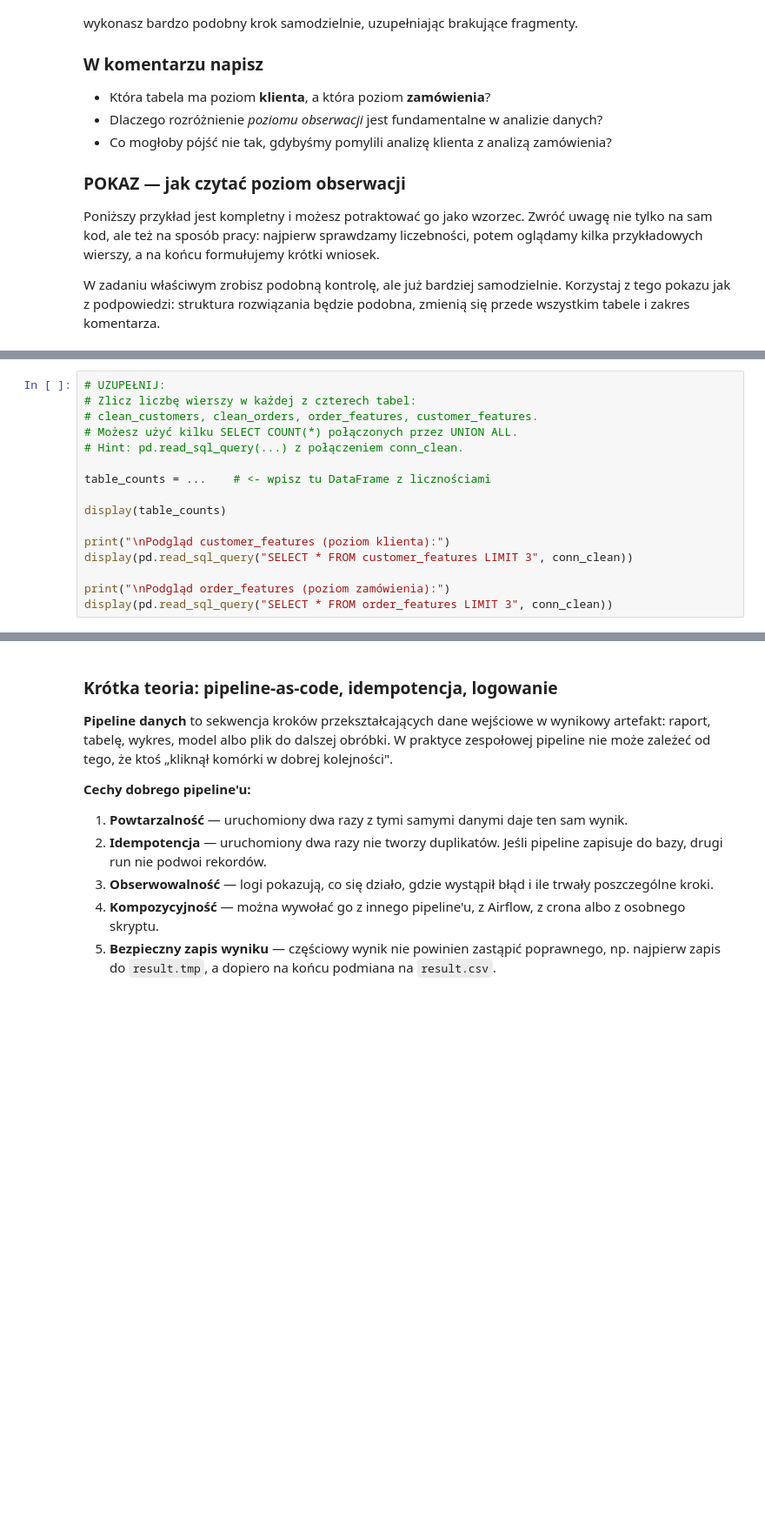
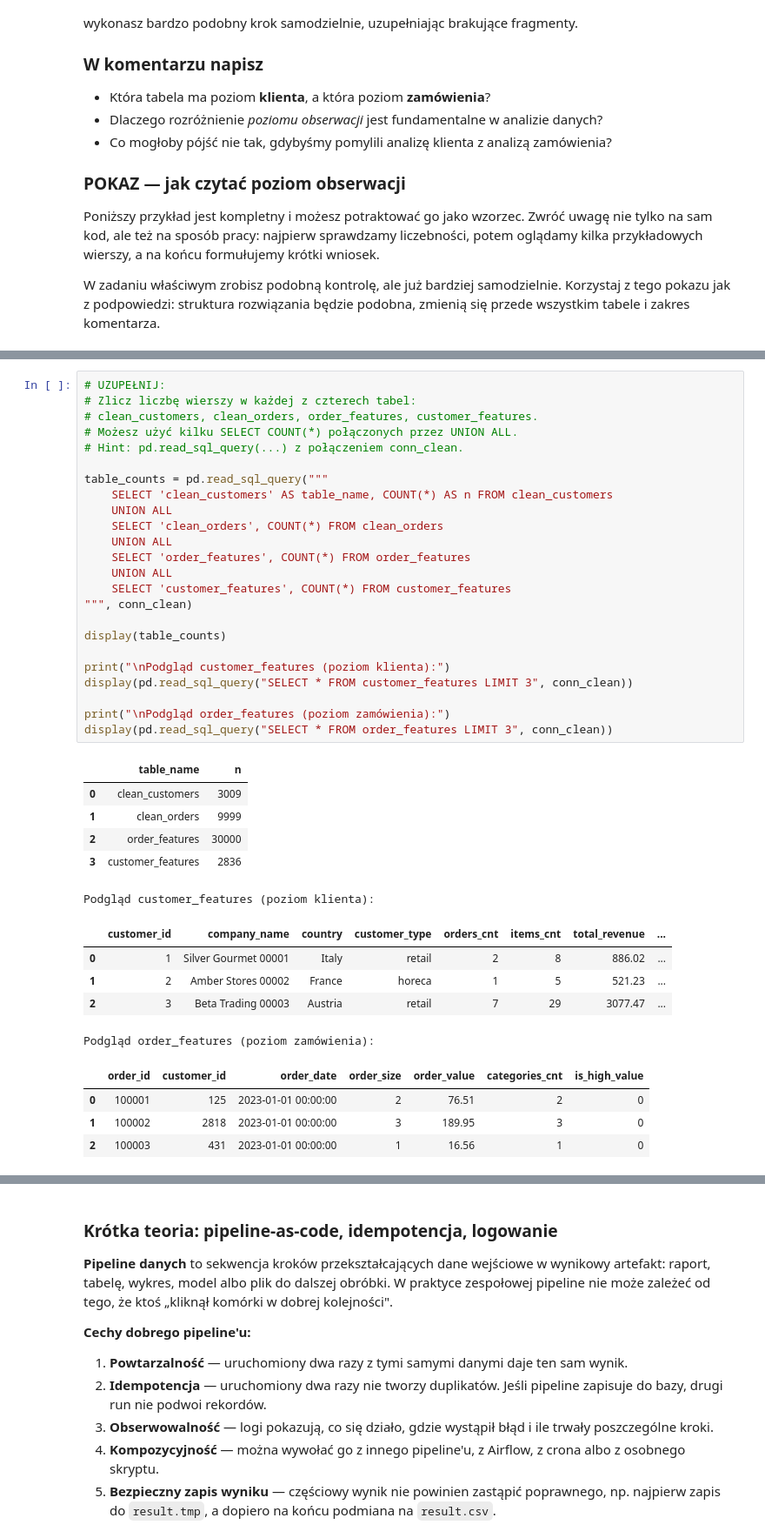
Before and after one commit to PickyRacoon/bazy_danych_ds, a Jupyter notebook: lab-python-db/notebooks/Bazy danych i Python cz II.ipynb, the cells around one changed output, grey strips where cells are left out. Shown at 87% size. Cells and saved outputs as stored; diff of their text form; blank space fills up the shorter version.

```diff
--- a/lab-python-db/notebooks/Bazy danych i Python cz II.ipynb
+++ b/lab-python-db/notebooks/Bazy danych i Python cz II.ipynb
@@ -333,19 +405,43 @@ Wniosek:
 # %%
 # UZUPEŁNIJ:
 # Zlicz liczbę wierszy w każdej z czterech tabel:
 # clean_customers, clean_orders, order_features, customer_features.
 # Możesz użyć kilku SELECT COUNT(*) połączonych przez UNION ALL.
 # Hint: pd.read_sql_query(...) z połączeniem conn_clean.
 
-table_counts = ...    # <- wpisz tu DataFrame z licznościami
+table_counts = pd.read_sql_query("""
+    SELECT 'clean_customers' AS table_name, COUNT(*) AS n FROM clean_customers
+    UNION ALL
+    SELECT 'clean_orders', COUNT(*) FROM clean_orders
+    UNION ALL
+    SELECT 'order_features', COUNT(*) FROM order_features
+    UNION ALL
+    SELECT 'customer_features', COUNT(*) FROM customer_features
+""", conn_clean)
 
 display(table_counts)
 
 print("\nPodgląd customer_features (poziom klienta):")
 display(pd.read_sql_query("SELECT * FROM customer_features LIMIT 3", conn_clean))
 
 print("\nPodgląd order_features (poziom zamówienia):")
 display(pd.read_sql_query("SELECT * FROM order_features LIMIT 3", conn_clean))
+# %% [output]
+|  | table_name | n |
+| 0 | clean_customers | 3009 |
+| 1 | clean_orders | 9999 |
+| 2 | order_features | 30000 |
+| 3 | customer_features | 2836 |
+Podgląd customer_features (poziom klienta):
+|  | customer_id | company_name | country | customer_type | orders_cnt | items_cnt | total_revenue | ... |
+| 0 | 1 | Silver Gourmet 00001 | Italy | retail | 2 | 8 | 886.02 | ... |
+| 1 | 2 | Amber Stores 00002 | France | horeca | 1 | 5 | 521.23 | ... |
+| 2 | 3 | Beta Trading 00003 | Austria | retail | 7 | 29 | 3077.47 | ... |
+Podgląd order_features (poziom zamówienia):
+|  | order_id | customer_id | order_date | order_size | order_value | categories_cnt | is_high_value |
+| 0 | 100001 | 125 | 2023-01-01 00:00:00 | 2 | 76.51 | 2 | 0 |
+| 1 | 100002 | 2818 | 2023-01-01 00:00:00 | 3 | 189.95 | 3 | 0 |
+| 2 | 100003 | 431 | 2023-01-01 00:00:00 | 1 | 16.56 | 1 | 0 |
 # %% [markdown]
 **Twój komentarz** (2-3 zdania — która tabela ma jaki poziom, dlaczego ma to znaczenie):
 
```
Also changed, not shown: parts of 14 cells of this notebook.
